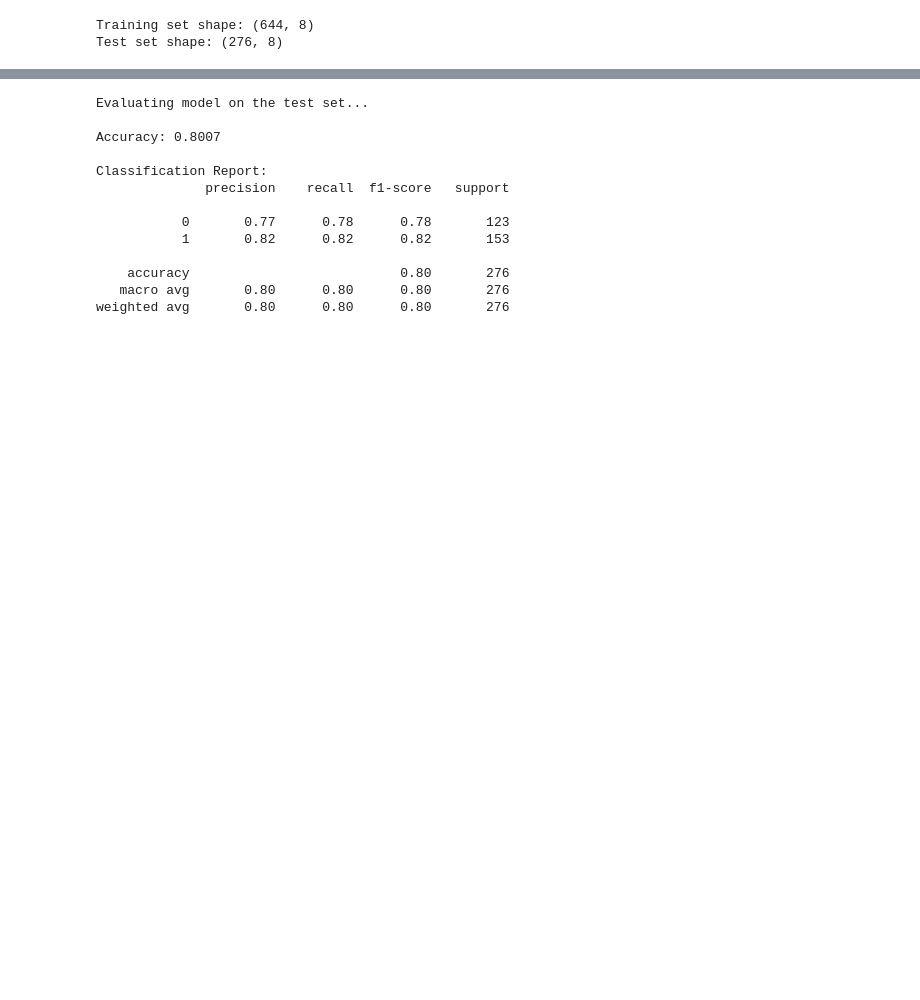
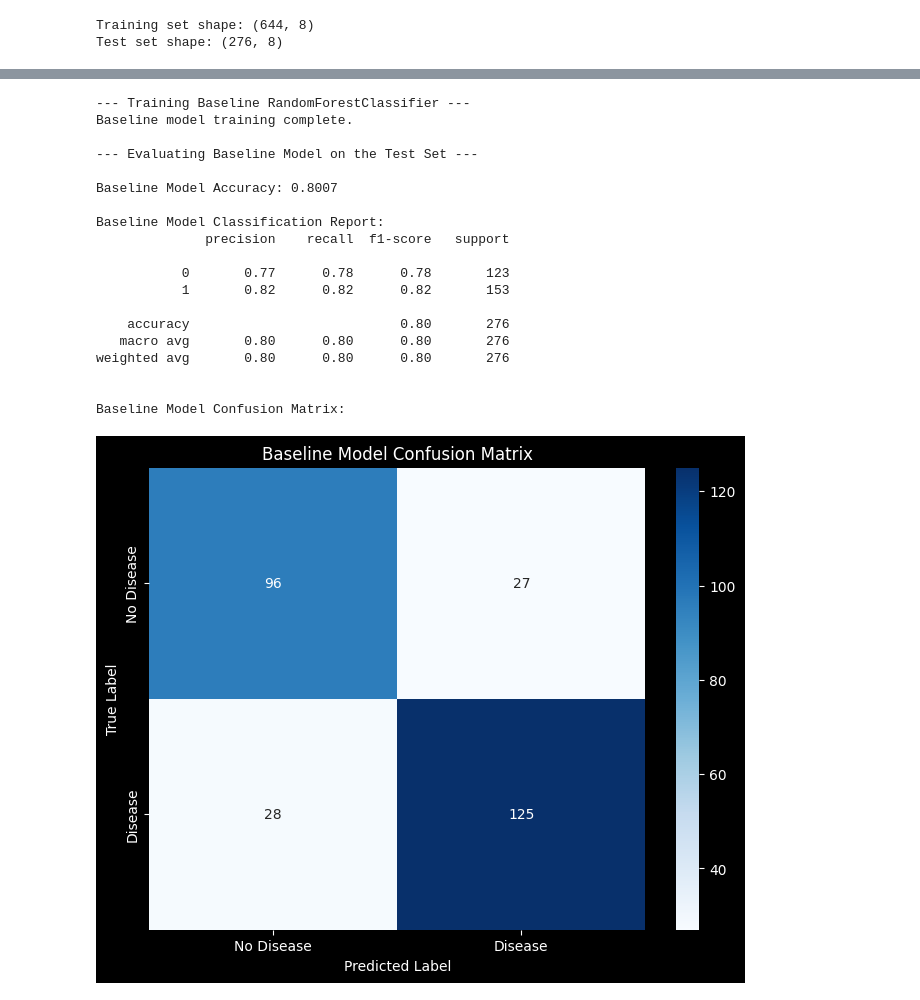
Before and after one commit to takzen/explainable-clinical-decisions, a Jupyter notebook: notebooks/Model_Training_Analysis.ipynb, the cells around one changed output, grey strips where cells are left out. Drawn from its saved outputs; the diff is of its cells as text; code cells hidden in the pictures; blank space fills up the shorter version.

```diff
--- a/notebooks/Model_Training_Analysis.ipynb
+++ b/notebooks/Model_Training_Analysis.ipynb
@@ -170,26 +169,47 @@ Model training complete.
-# %%
-# --- 5. Model Evaluation ---
-print("Evaluating model on the test set...")
-y_pred = model.predict(X_test)
-
-# Calculate accuracy
-accuracy = accuracy_score(y_test, y_pred)
-print(f"\nAccuracy: {accuracy:.4f}")
-
-# Print the classification report
-print("\nClassification Report:")
-print(classification_report(y_test, y_pred))
-# %% [output]
-Evaluating model on the test set...
-
-Accuracy: 0.8007
-
-Classification Report:
-              precision    recall  f1-score   support
-
-           0       0.77      0.78      0.78       123
-           1       0.82      0.82      0.82       153
-
-    accuracy                           0.80       276
-   macro avg       0.80      0.80      0.80       276
-weighted avg       0.80      0.80      0.80       276
+# %%
+# === 6. Baseline Model Training and Evaluation ===
+
+# Train the baseline model
+print("--- Training Baseline RandomForestClassifier ---")
+baseline_model = RandomForestClassifier(n_estimators=100, random_state=42, max_depth=5, min_samples_leaf=5)
+baseline_model.fit(X_train, y_train)
+print("Baseline model training complete.")
+
+# Evaluate the baseline model
+print("\n--- Evaluating Baseline Model on the Test Set ---")
+y_pred_baseline = baseline_model.predict(X_test)
+accuracy_baseline = accuracy_score(y_test, y_pred_baseline)
+print(f"\nBaseline Model Accuracy: {accuracy_baseline:.4f}")
+print("\nBaseline Model Classification Report:")
+print(classification_report(y_test, y_pred_baseline))
+
+# Visualize the Confusion Matrix
+print("\nBaseline Model Confusion Matrix:")
+cm_baseline = confusion_matrix(y_test, y_pred_baseline)
+plt.figure(figsize=(8, 6))
+sns.heatmap(cm_baseline, annot=True, fmt='d', cmap='Blues', xticklabels=['No Disease', 'Disease'], yticklabels=['No Disease', 'Disease'])
+plt.xlabel('Predicted Label')
+plt.ylabel('True Label')
+plt.title('Baseline Model Confusion Matrix')
+plt.show()
+# %% [output]
+--- Training Baseline RandomForestClassifier ---
+Baseline model training complete.
+
+--- Evaluating Baseline Model on the Test Set ---
+
+Baseline Model Accuracy: 0.8007
+
+Baseline Model Classification Report:
+              precision    recall  f1-score   support
+
+           0       0.77      0.78      0.78       123
+           1       0.82      0.82      0.82       153
+
+    accuracy                           0.80       276
+   macro avg       0.80      0.80      0.80       276
+weighted avg       0.80      0.80      0.80       276
+
+
+Baseline Model Confusion Matrix:
+[figure, added]
```
Also changed, not shown: parts of 16 cells of this notebook, 1 other file.
